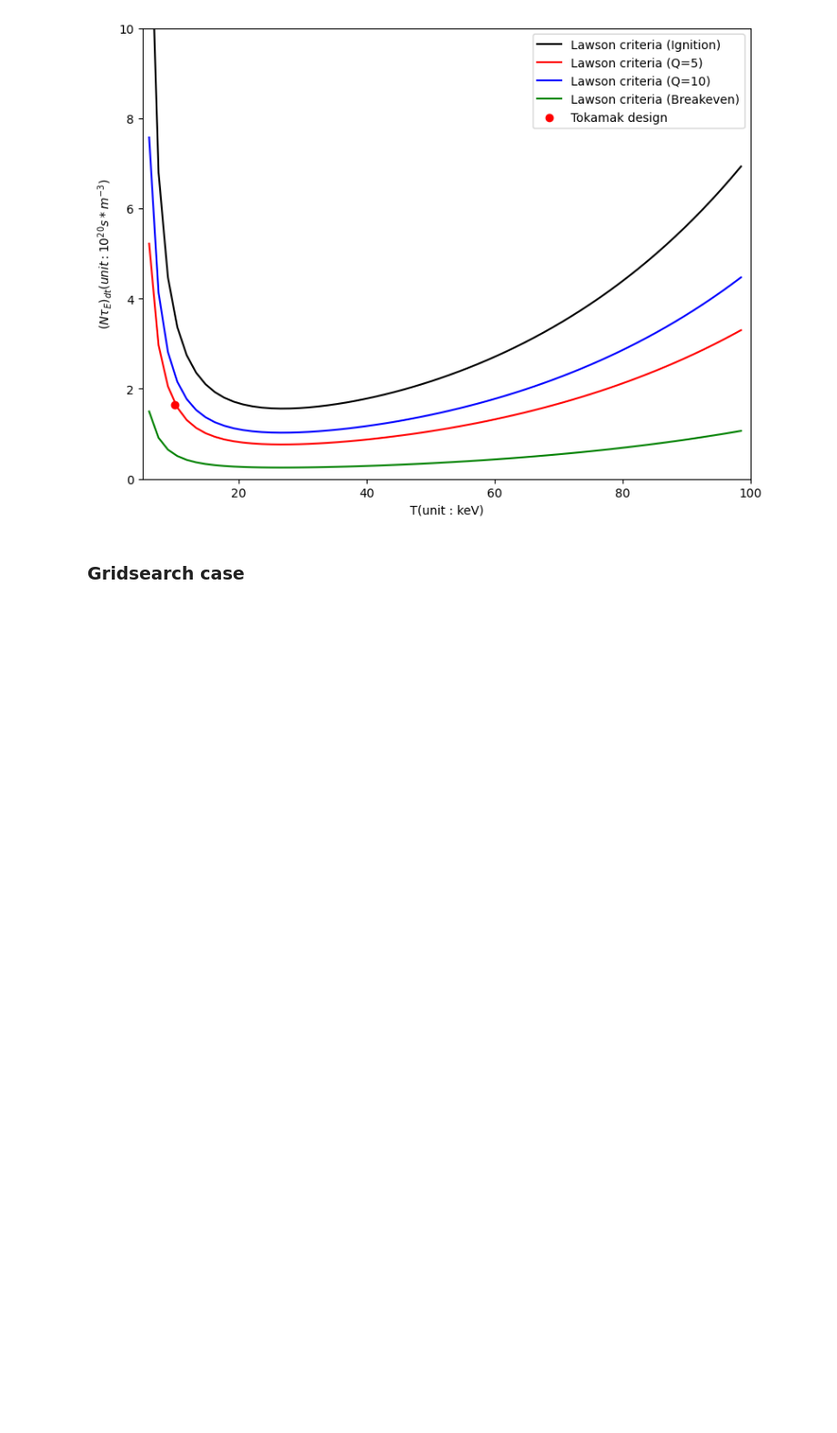
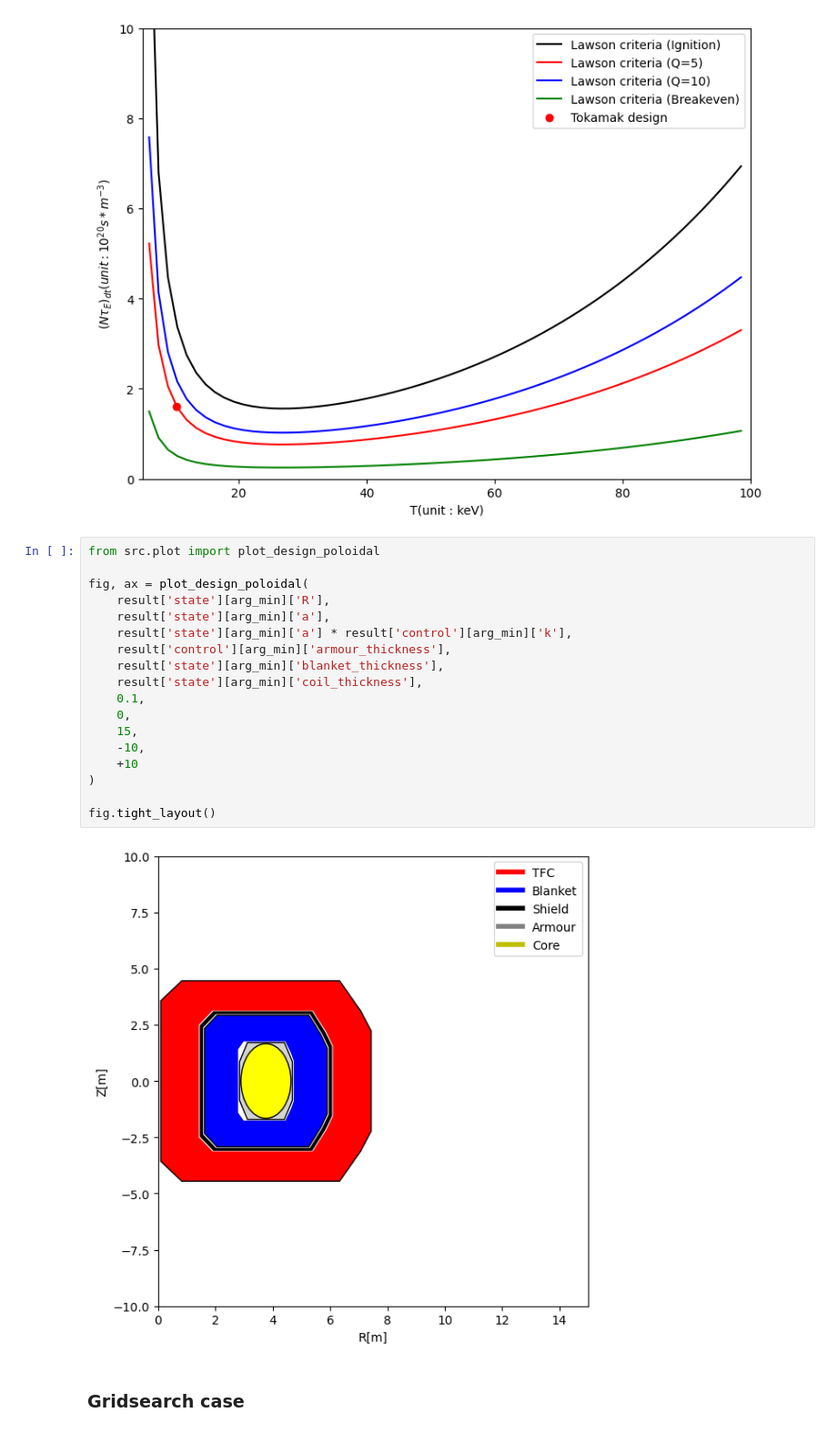
Before and after one commit to ZINZINBIN/RL-based-Reactor-Design-Optimization, a Jupyter notebook: analysis.ipynb, the cells around one changed output. Shown at 91% size. Drawn from its saved outputs; the diff is of its cells as text; blank space fills up the shorter version.

```diff
--- a/analysis.ipynb
+++ b/analysis.ipynb
@@ -134,6 +135,26 @@ ax.legend()
 fig.tight_layout()
 # %% [output]
 [figure]
+# %%
+from src.plot import plot_design_poloidal
+
+fig, ax = plot_design_poloidal(
+    result['state'][arg_min]['R'],
+    result['state'][arg_min]['a'],
+    result['state'][arg_min]['a'] * result['control'][arg_min]['k'],
+    result['control'][arg_min]['armour_thickness'],
+    result['state'][arg_min]['blanket_thickness'],
+    result['state'][arg_min]['coil_thickness'],
+    0.1,
+    0,
+    15,
+    -10,
+    +10
+)
+
+fig.tight_layout()
+# %% [output]
+[figure, added]
 # %% [markdown]
 ### Gridsearch case
 # %%
```
Also changed, not shown: parts of 8 cells of this notebook, 57 other files.
